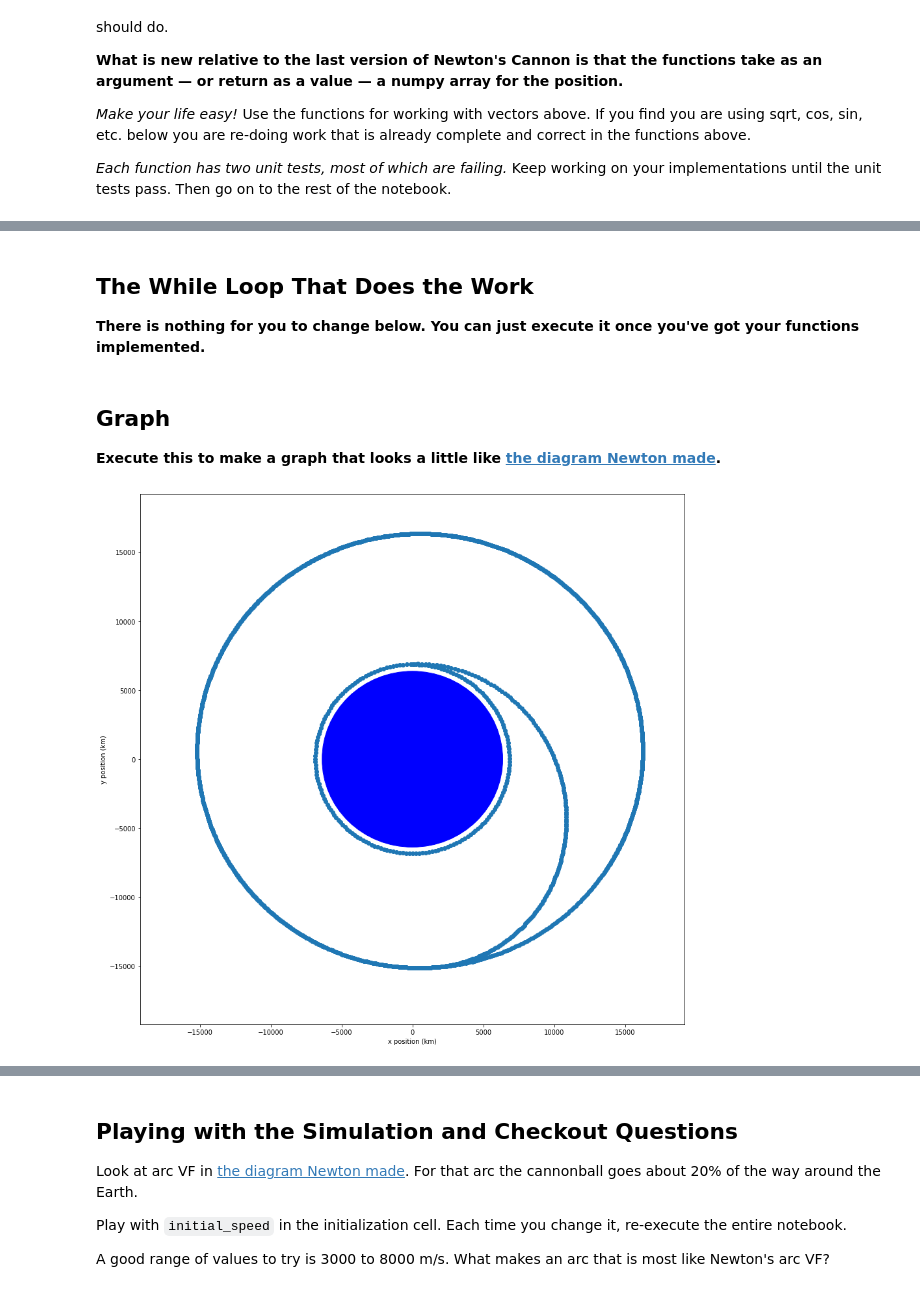
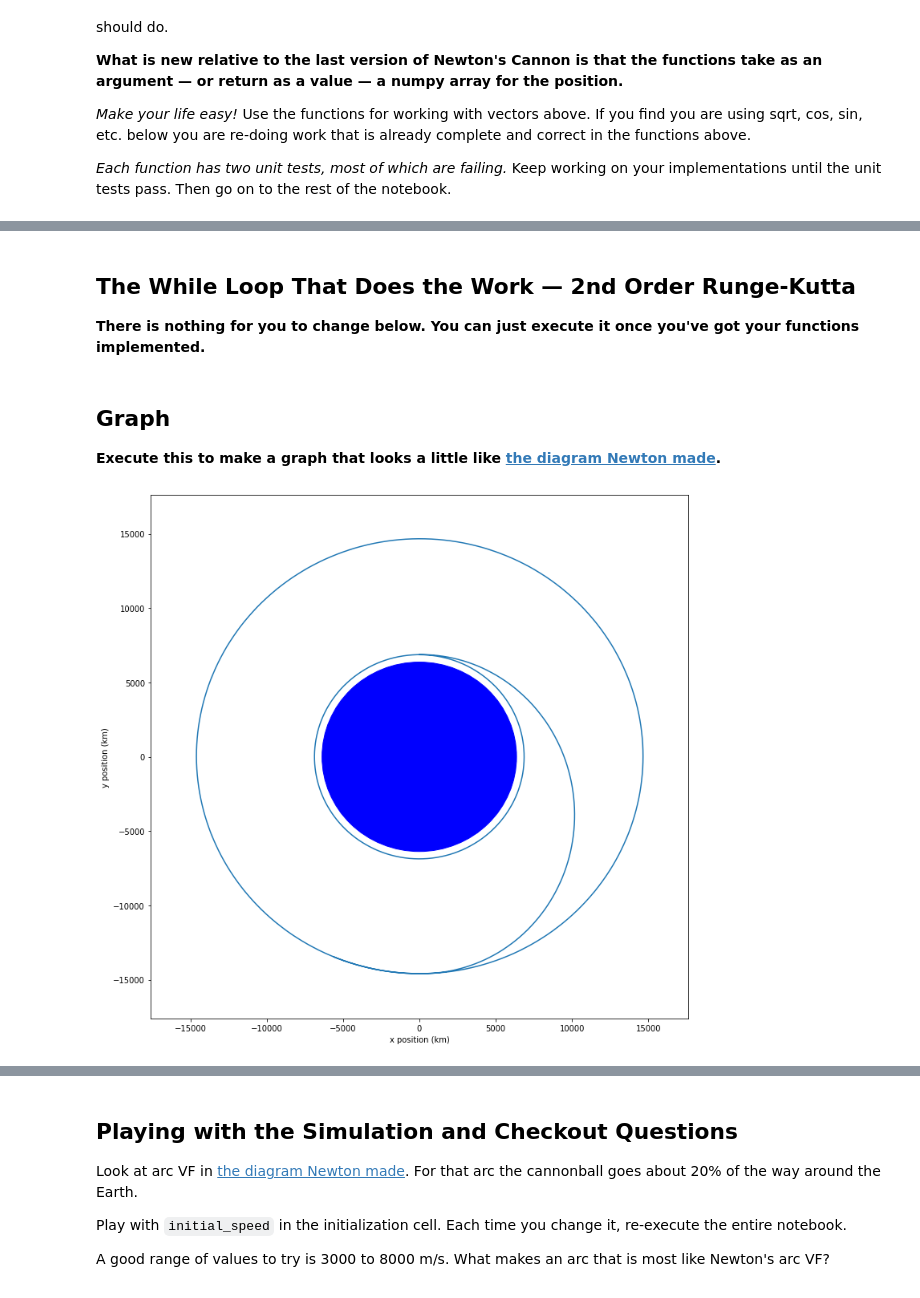
Before and after one commit to brianhill/loops-and-orbits, a Jupyter notebook: notebooks/lao-3-4.ipynb, the cells around one changed output, grey strips where cells are left out. Drawn from its saved outputs; the diff is of its cells as text; code cells hidden in the pictures.

Commit message:
Transfer orbit is working.

```diff
--- a/notebooks/lao-3-4.ipynb
+++ b/notebooks/lao-3-4.ipynb
@@ -223,7 +224,7 @@ def acceleration_from_thrust(time: float, velocity: np.ndarray) -> np.ndarray:
     acceleration = vector_from_length_and_angle(strength, direction)
     return acceleration
 # %% [markdown]
-## The While Loop That Does the Work
+## The While Loop That Does the Work &mdash; 2nd Order Runge-Kutta
 
 **There is nothing for you to change below. You can just execute it once you've got your functions implemented.**
 # %%
@@ -250,24 +251,26 @@ for i in range(1, simulation_time_steps):
     # time
     before_time = times[i - 1]
     #
-    # fundamental change for 2nd-order Runge-Kutta -- first estimate the mid_position!!
+    # fundamental change for 2nd-order Runge-Kutta -- estimate mid_position
     #
     mid_position = before_position + 0.5 * delta_t * before_velocity
     #
-    # also compute mid_time, because thrust depends on the times of the rocket burns
+    # need before_acceleration
+    #
+    before_acceleration = acceleration_from_gravity(before_position) + acceleration_from_thrust(before_time, before_velocity)
+    #
+    # now can get mid_velocity estimate
+    #
+    mid_velocity = before_velocity + 0.5 * delta_t * before_acceleration
+    #
+    # also compute mid_time
     #
     mid_time = before_time + 0.5 * delta_t
     #
-    # calculate the acceleration -- using the estimated mid_position and the mid_time!
+    # Using mid_position, mid_velocity, and mid_time compute mid_acceleration
     #
-    mid_acceleration_from_gravity = acceleration_from_gravity(mid_position)
+    mid_acceleration = acceleration_from_gravity(mid_position) + acceleration_from_thrust(mid_time, mid_velocity)
     #
-    mid_acceleration_from_thrust = acceleration_from_thrust(mid_time, before_velocity)
-    #
-    #
-    # Add these two accelerations
-    #
-    mid_acceleration = mid_acceleration_from_gravity + mid_acceleration_from_thrust
     # calculate after_velocity using mid_acceleration
     #
     after_velocity = before_velocity + delta_t * mid_acceleration
@@ -275,7 +278,7 @@ for i in range(1, simulation_time_steps):
     # calculate after_position using the democratic combination
     # of (after_velocity + before_velocity) / 2
     #
-    after_position = before_position + delta_t * 0.5 * (after_velocity + before_velocity)
+    after_position = before_position + delta_t * (after_velocity + before_velocity) / 2.0
     #
     # update time
     #
@@ -292,27 +295,27 @@ for i in range(1, simulation_time_steps):
 **Execute this to make a graph that looks a little like [the diagram Newton made](https://upload.wikimedia.org/wikipedia/commons/thumb/2/2f/Newton%27s_Principia_%281846%29.djvu/page519-1024px-Newton%27s_Principia_%281846%29.djvu.jpg).**
 # %%
 
-plt.figure(figsize=(15, 15))
+plt.figure(figsize=(12, 12))
 
 x_positions = positions[:, 0]
 y_positions = positions[:, 1]
-plt.scatter(x_positions, y_positions)
+plt.plot(x_positions, y_positions)
 
 plt.xlabel("x position (km)")
 plt.ylabel("y position (km)")
 
 # Some gibberish that draws a big blue circle representing the Earth:
 earth = plt.Circle((0, 0), radius_of_earth, color='b')
 plt.gcf().gca().add_artist(earth)
 
-# Make the plot big enough to show elliptical orbits:
+# Make the plot big enough to show the original and final orbits:
 plot_limit = 8000
-plt.xlim(-2.4 * plot_limit, 2.4 * plot_limit)
-plt.ylim(-2.4 * plot_limit, 2.4 * plot_limit)
+plt.xlim(-2.2 * plot_limit, 2.2 * plot_limit)
+plt.ylim(-2.2 * plot_limit, 2.2 * plot_limit)
 
 plt.show()
 # %% [output]
-[figure, old version]
+[figure, new version]
 # %%
 import pandas as pd
 
```
Also changed, not shown: parts of 5 cells of this notebook.
